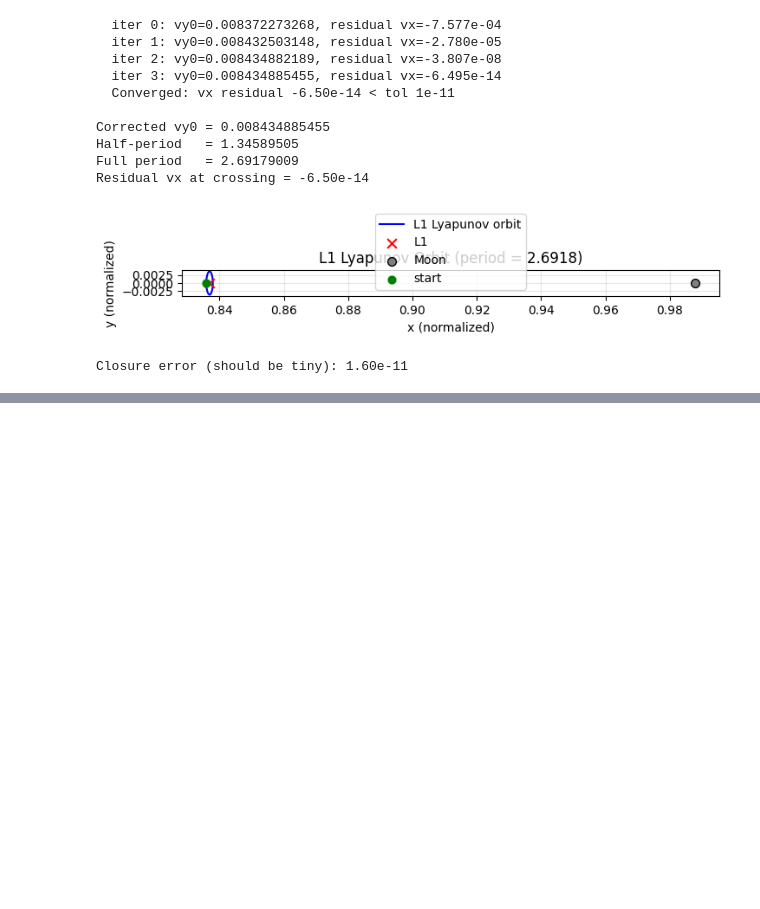
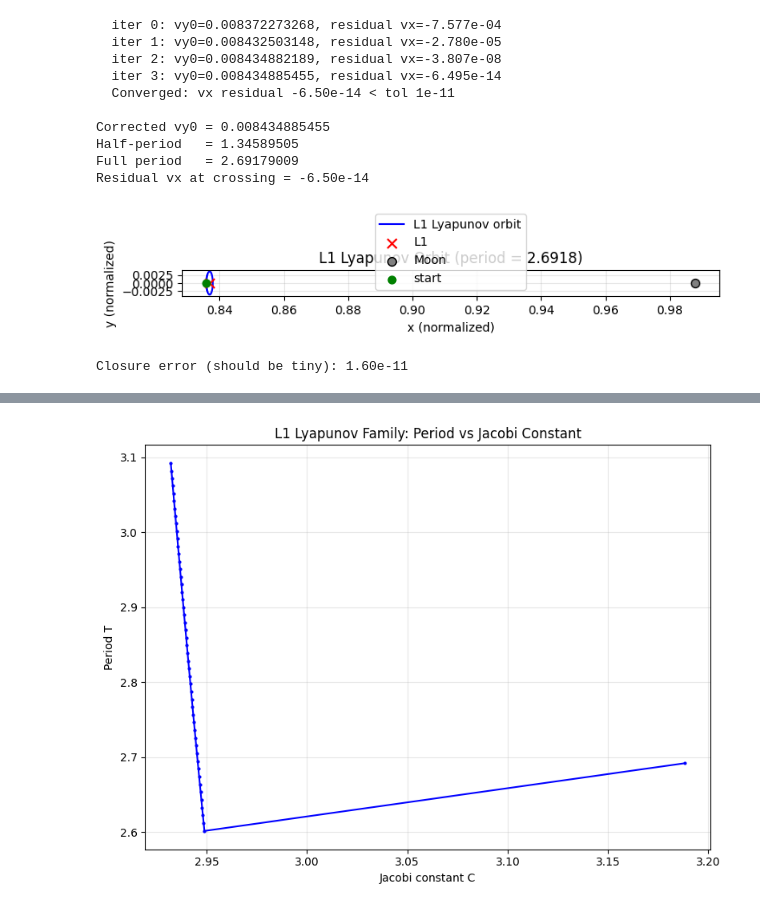
Before and after one commit to bibidybopoly/qpit-cr3bp, a Jupyter notebook: notebooks/differential_corrector.ipynb, the cells around one changed output, grey strips where cells are left out. Cells and saved outputs as stored; diff of their text form; code cells hidden in the pictures; blank space fills up the shorter version.

```diff
--- a/notebooks/differential_corrector.ipynb
+++ b/notebooks/differential_corrector.ipynb
@@ -276,0 +444,13 @@ Closure error (should be tiny): 1.60e-11
+# %%
+# Check the spatial extent of orbits across the family
+print(f"{'orbit':>6} {'delta_x':>9} {'x0':>10} {'x_min':>10} {'x_max':>10} {'C':>9}")
+print("-" * 60)
+for i in range(0, len(L1_family), 5):
+    o = L1_family[i]
+    sol = solve_ivp(cr3bp_rhs, (0, o['period']), o['state0'], args=(mu,),
+                    method='DOP853', rtol=1e-11, atol=1e-11,
+                    t_eval=np.linspace(0, o['period'], 500))
+    x_min, x_max = sol.y[0].min(), sol.y[0].max()
+    print(f"{i:>6} {o['delta_x']:>9.4f} {o['x0']:>10.5f} {x_min:>10.5f} {x_max:>10.5f} {o['jacobi']:>9.4f}")
+
+print(f"\nFor reference: L1 at x={lps['L1'][0]:.5f}, Moon at x={1-mu:.5f}, Earth at x={-mu:.5f}")
@@ -276,0 +472,14 @@ Closure error (should be tiny): 1.60e-11
+# %%
+jacobis = [o['jacobi'] for o in L1_family]
+periods = [o['period'] for o in L1_family]
+
+fig, ax = plt.subplots(figsize=(8, 6))
+ax.plot(jacobis, periods, 'b.-', markersize=4)
+ax.set_xlabel('Jacobi constant C')
+ax.set_ylabel('Period T')
+ax.set_title('L1 Lyapunov Family: Period vs Jacobi Constant')
+ax.grid(True, alpha=0.3)
+plt.tight_layout()
+plt.show()
+# %% [output]
+[figure, added]
```
Also changed, not shown: parts of 5 cells of this notebook, 5 other files.
